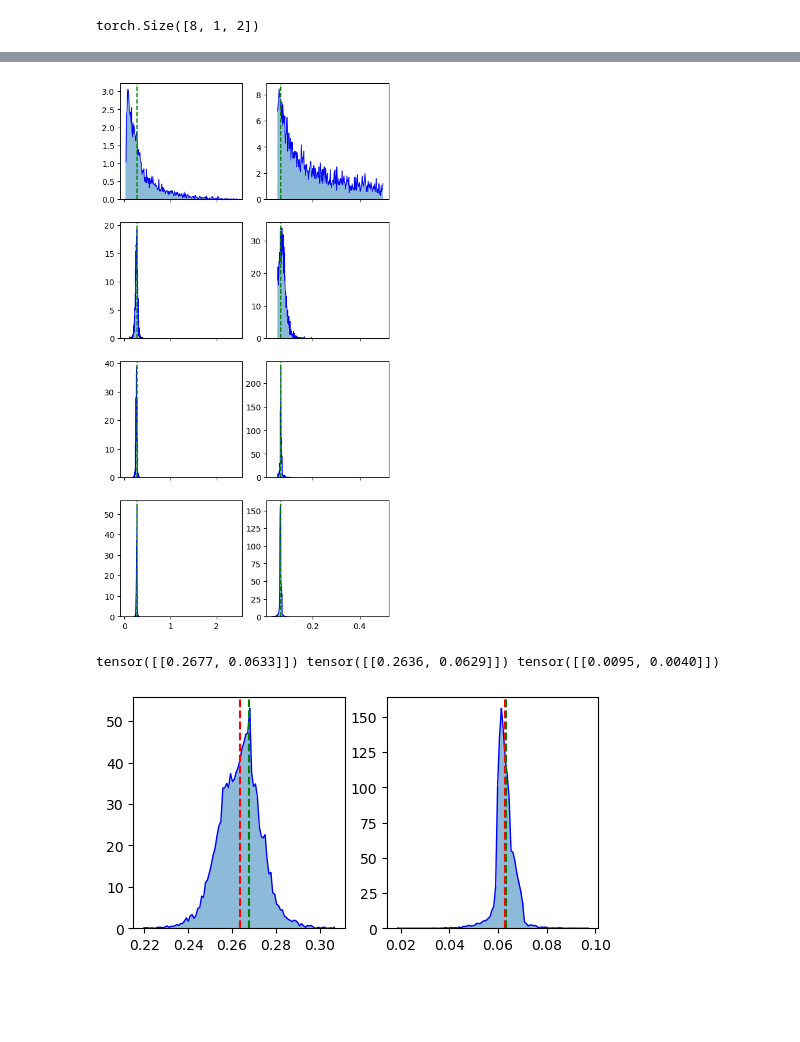
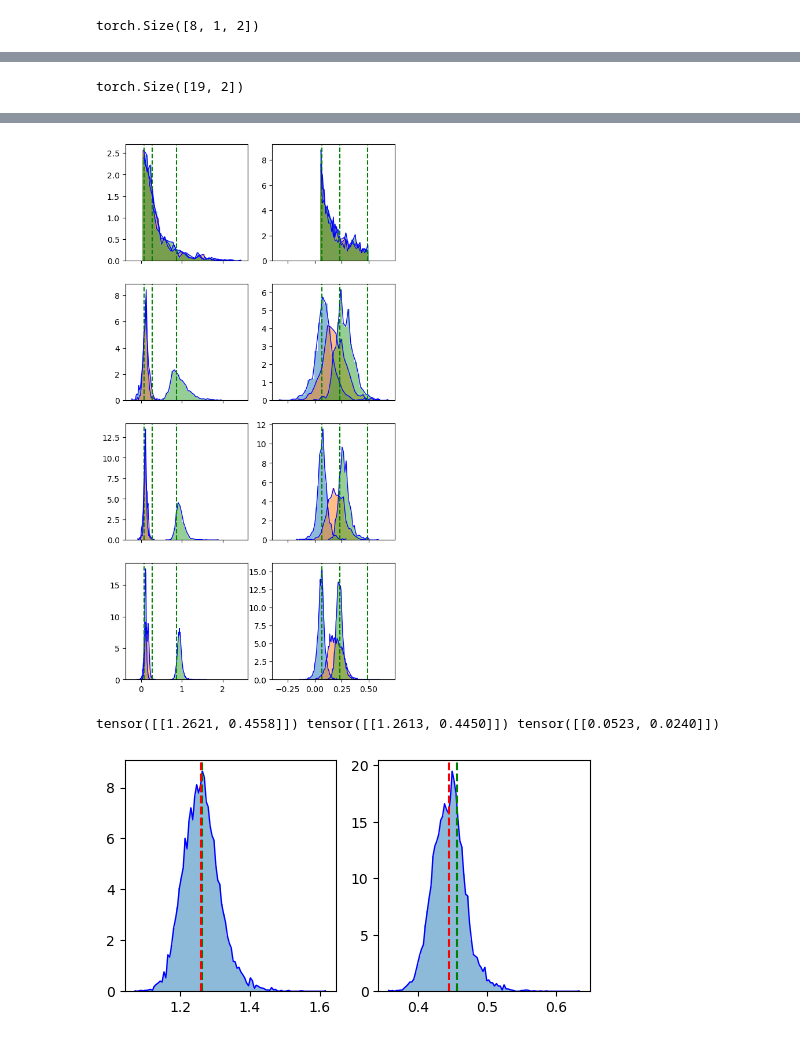
Before and after one commit to nidropakshin2/Sequential-FMPE, a Jupyter notebook: code/notebooks/tutorial.ipynb, the cells around one changed output, grey strips where cells are left out. Cells and saved outputs as stored; diff of their text form; code cells hidden in the pictures; blank space fills up the shorter version.

Commit message:
implemented parallelism for multiple theta at once

```diff
--- a/code/notebooks/tutorial.ipynb
+++ b/code/notebooks/tutorial.ipynb
@@ -12,10 +12,10 @@ config = {
         },
     "simulator":
         {
-        "S": 1000, #[1500, 2000] # int, tuple, number of Susceptible individuals or bounds for following uniform distribution
-        "I": 100, #[150, 200] # int, tuple, number of Infectious individuals or bounds for following uniform distribution
-        "R": 0, #[0, 50] # int, tuple, number of Recovered individuals or bounds for following uniform distribution
-        "T": 90, #[100, 120]  # int, tuple, simulation duration in days or bounds for following uniform distribution
+        "S": [1500, 2000], # int, tuple, number of Susceptible individuals or bounds for following uniform distribution
+        "I": [150, 200], # int, tuple, number of Infectious individuals or bounds for following uniform distribution
+        "R": [0, 50], # int, tuple, number of Recovered individuals or bounds for following uniform distribution
+        "T": [100, 120],  # int, tuple, simulation duration in days or bounds for following uniform distribution
         },
     "summary":
         {
@@ -101,8 +101,9 @@ torch.Size([8, 1, 2])
 from sfmpe.inference.sequential.round_manager import RoundManager
 from sfmpe.inference.sequential.proposal import Proposal, ProposalParams
 
-# theta_0, x_0 = task.simulate_dataset((1,))
-theta_0 = torch.tensor([[1.6667, 0.4016]]).to(device)
+theta_0, x_0 = task.simulate_dataset((3,))
+# theta_0 = torch.tensor([[1.6667, 0.4016]]).to(device)
+# theta_0 = torch.tensor([[1.2621, 0.4558]]).to(device)
 # x_0 = task.summarize(task.simulate(theta_0))
 # theta_0, x_0 = theta_0.expand(5, -1), x_0.expand(5, -1)
 task.logger.info(f"Starting SFMPE for theta {theta_0}")
@@ -137,21 +140,29 @@ datetime = time.strftime("%Y-%m-%d_%H_%M_%S")
 path = f"./models/SIR_{datetime}.pth.tar.gz"
 
 num_rounds = 3
-sims_per_round = 5000
+sims_per_round = 1000
+sims_per_sample = 1
 epochs = 1000
 show_every = epochs // 10
+
+train = True
 
 manager = RoundManager(task, fm_estimator, params,
                        device=device,
                     #    storage_dir=f"./datasets/SIR_{datetime}"
                        )
-manager.run_sequential(num_rounds=num_rounds,
-                       sims_per_round=sims_per_round,
-                       path=path, epochs=epochs,
-                       show_every=show_every,
-                       clean_sampling=True,
-                       batch_size=5000, shuffle=True,)
-loss = manager.losses
-_, ax = plt.subplots()
-ax.plot(loss)
+
+if train:
+   manager.run_sequential(num_rounds=num_rounds,
+                        sims_per_round=sims_per_round,
+                        sims_per_sample=sims_per_sample,
+                        path=path, epochs=epochs,
+                        show_every=show_every,
+                        clean_sampling=True, device=device,
+                        batch_size=1000, shuffle=True,)
+   loss = manager.losses
+   _, ax = plt.subplots()
+   ax.plot(loss)
+else:
+   manager.load_model("./models/SIR_2026-09-04_10_09_55.pth.zip")
 # %% [output]
@@ -175,3 +187,10 @@ ax.plot(loss)
+# %%
+a = torch.randn(10, 3, 2)
+mask = torch.randint(0, 2, (10, 3), dtype=torch.bool)
+b = a[mask]
+b.shape
+# %% [output]
+torch.Size([19, 2])
 # %%
 sim_store = manager.store
 # log_plot = False
@@ -210,7 +229,9 @@ from sfmpe.utils.plotting import dist_plot
 
 sim_store = manager.store
 posterior = manager.build_posterior()
-dist_plot(sim_store.theta[0],
+
+dist_plot(
+                sim_store.theta[0],
                 sim_store.theta[1],
                 sim_store.theta[2],
                 posterior.sample((10000,)),
@@ -222,4 +247,4 @@ dist_plot(sim_store.theta[0],
-[figure, old version]
+[figure, new version]
 # %%
 pred = posterior.sample((10000,))
 print(theta_0, pred.mean(dim=0), pred.std(dim=0))
@@ -248,5 +273,5 @@ def dist_plot2(*dists, true_param=None, pred_param=None):
 
 dist_plot2(pred, true_param=theta_0, pred_param=pred.mean(dim=0))
 # %% [output]
-tensor([[0.2677, 0.0633]]) tensor([[0.2636, 0.0629]]) tensor([[0.0095, 0.0040]])
+tensor([[1.2621, 0.4558]]) tensor([[1.2613, 0.4450]]) tensor([[0.0523, 0.0240]])
-[figure, old version]
+[figure, new version]
```
Also changed, not shown: parts of 7 cells of this notebook, 6 other files.
